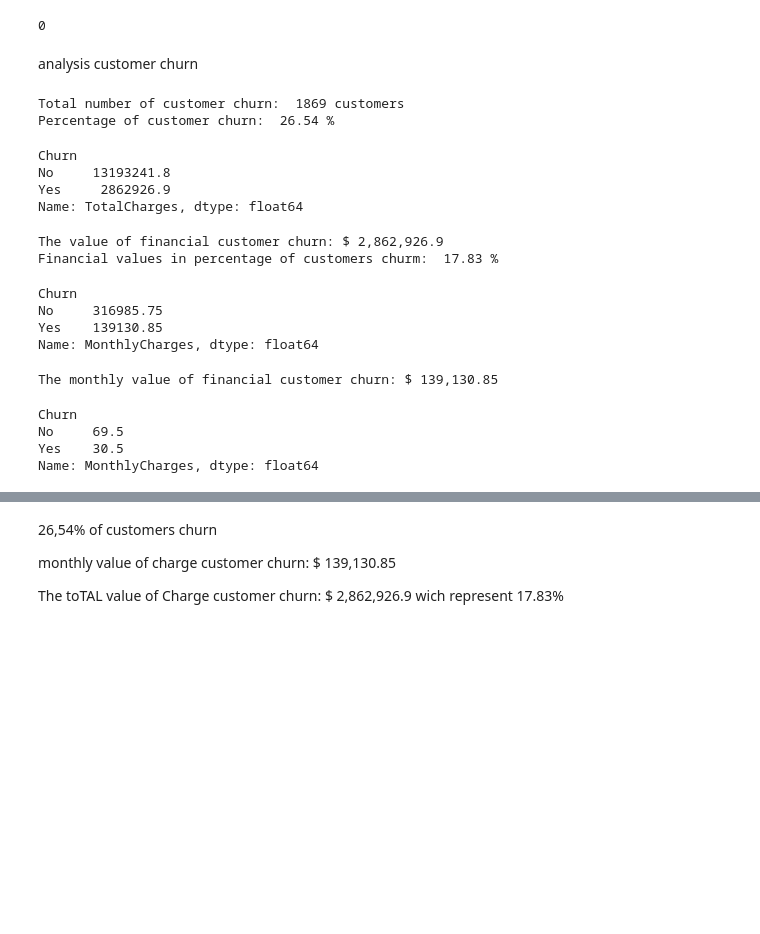
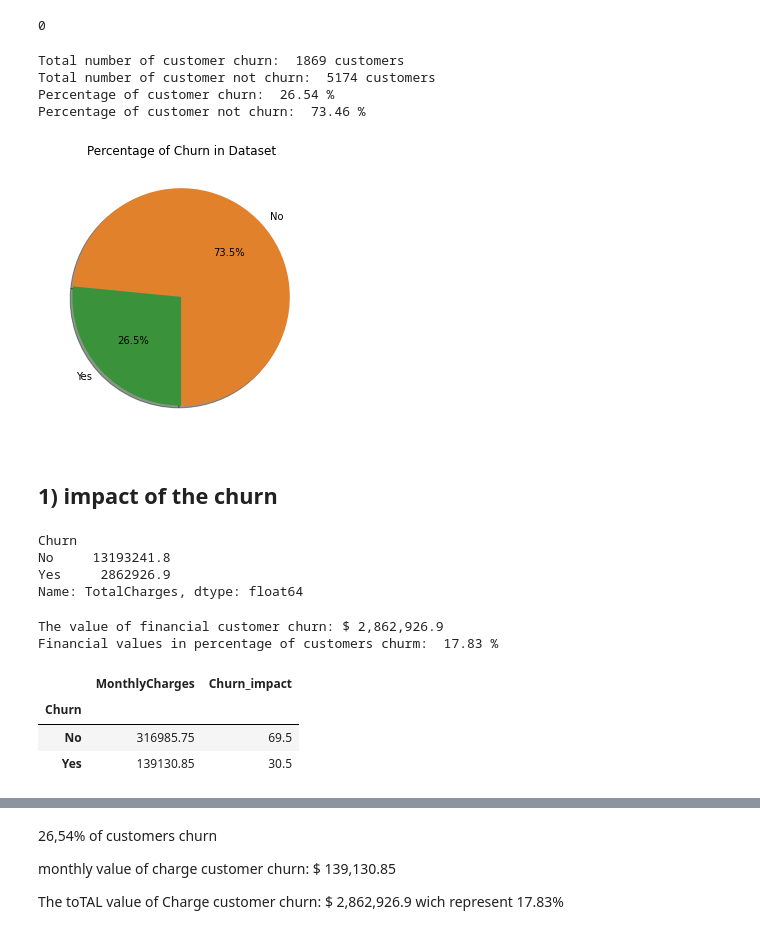
Before and after one commit to wizking-code/ChurmProject, a Jupyter notebook: churmProject.ipynb, the cells around one changed output, grey strips where cells are left out. Cells and saved outputs as stored; diff of their text form; code cells hidden in the pictures; blank space fills up the shorter version.

```diff
--- a/churmProject.ipynb
+++ b/churmProject.ipynb
@@ -19,3 +21,3 @@ Requirement already satisfied: colorama in c:\users\solutions\appdata\local\prog
 # %%
 # Load the data given by Telco
-df = pd.read_csv('Customer_Churn.csv')
+df = pd.read_csv('WA_Fn-UseC_-Telco-Customer-Churn.csv')
@@ -172,16 +147,33 @@ max         1.000000    72.000000      118.750000   8684.800000
 df.columns.duplicated().sum()
 # %% [output]
 0
-# %% [markdown]
- analysis customer churn
 # %%
 yes_churn= df.Churn[df.Churn == 'Yes'].count()
+no_churn= df.Churn[df.Churn == 'No'].count()
 print("Total number of customer churn: ",yes_churn , "customers")
+print("Total number of customer not churn: ",no_churn , "customers")
 churn_yesInPercent = round((yes_churn/df.shape[0])*100,2)
+churn_noInPercent = round((no_churn/df.shape[0])*100,2)
 print("Percentage of customer churn: ",'{:,}'.format(churn_yesInPercent), "%")
+print("Percentage of customer not churn: ",'{:,}'.format(churn_noInPercent), "%")
 # %% [output]
 Total number of customer churn:  1869 customers
+Total number of customer not churn:  5174 customers
 Percentage of customer churn:  26.54 %
+Percentage of customer not churn:  73.46 %
+# %%
+# Data to plot
+df0 = df['Churn'].value_counts(sort = True)
+colors = ["#e1812c","#3a923a"]
+rcParams['figure.figsize'] = 5,5
+# Plot
+plt.pie(df0, labels = ['No','Yes'], colors=colors, autopct='%1.1f%%', shadow=True, startangle=270,)
+plt.title('Percentage of Churn in Dataset')
+plt.show()
+# %% [output]
+[figure, added]
+# %% [markdown]
+## 1) impact of the churn
 # %%
 financialValuesCustomerChurns=df[df["Churn"]== "Yes"]["TotalCharges"].sum()
 financialValuesCustomerChurn=df['TotalCharges'].groupby(by=df["Churn"]).sum()
@@ -196,20 +188,13 @@ Yes     2862926.9
 Name: TotalCharges, dtype: float64
 The value of financial customer churn: $ 2,862,926.9
 Financial values in percentage of customers churm:  17.83 %
-# %%
-monthlyFinancialValuesCustomerChurns=df[df["Churn"]== "Yes"]["MonthlyCharges"].sum()
-monthlyFinancialValuesCustomerChurn=df['MonthlyCharges'].groupby(by=df["Churn"]).sum()
-display(monthlyFinancialValuesCustomerChurn)
-print("The monthly value of financial customer churn: $",'{:,}'.format(monthlyFinancialValuesCustomerChurns))
-financialPercentValuesCustomerChurns=round((monthlyFinancialValuesCustomerChurn/df["MonthlyCharges"].sum())*100,2)
-financialPercentValuesCustomerChurns
-# %% [output]
-Churn
-No     316985.75
-Yes    139130.85
-Name: MonthlyCharges, dtype: float64
-The monthly value of financial customer churn: $ 139,130.85
-Churn
-No     69.5
-Yes    30.5
-Name: MonthlyCharges, dtype: float64
+# %%
+impact = df[['Churn', 'MonthlyCharges']].groupby(['Churn']).sum()
+impact
+impact['Churn_impact'] = round((impact/impact.sum())*100,2)
+impact[:2]
+# %% [output]
+|  | MonthlyCharges | Churn_impact |
+| Churn |  |  |
+| No | 316985.75 | 69.5 |
+| Yes | 139130.85 | 30.5 |
```
Also changed, not shown: parts of 20 cells of this notebook.
